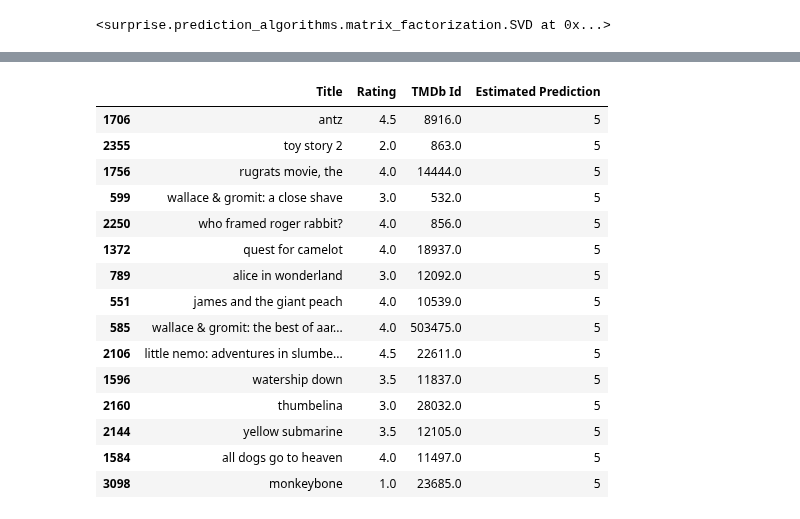
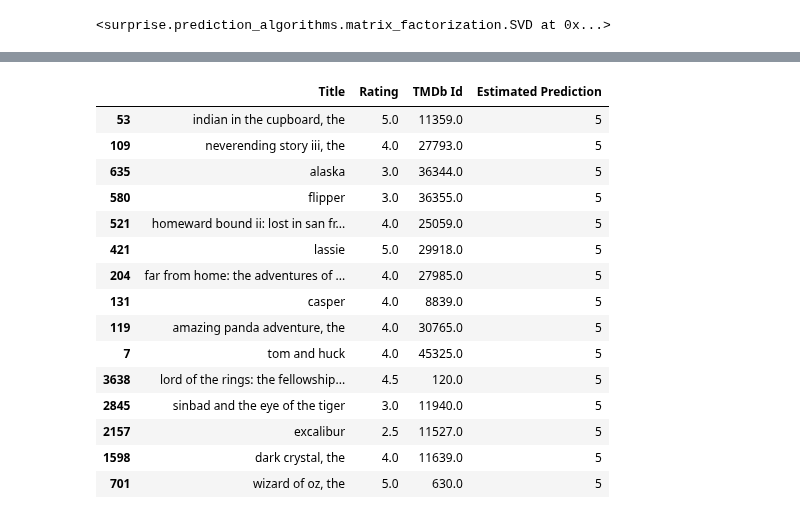
Before and after one commit to sunil3092/DBSEdu, a Jupyter notebook: Sem 2/Recommender System/CA/CA_Sunil_Gauda_10595858.ipynb, the cells around one changed output, grey strips where cells are left out. Saved outputs shown, nothing was run; the diff lists cells and outputs as text; code cells hidden in the pictures.

```diff
--- a/Sem 2/Recommender System/CA/CA_Sunil_Gauda_10595858.ipynb
+++ b/Sem 2/Recommender System/CA/CA_Sunil_Gauda_10595858.ipynb
@@ -45,8 +45,6 @@ if use_large:
     ratings = pd.read_csv("../../../../DataSets/ml-latest/ratings.csv")
     tags = pd.read_csv("../../../../DataSets/ml-latest/tags.csv")
     links = pd.read_csv("../../../../DataSets/ml-latest/links.csv")
-    g_tags = pd.read_csv("../../../../DataSets/ml-latest/genome-tags.csv")
-    g_scores = pd.read_csv("../../../../DataSets/ml-latest/genome-scores.csv")
 else :
     movies = pd.read_csv("../../../../DataSets/ml-latest-small/movies.csv")
     ratings = pd.read_csv("../../../../DataSets/ml-latest-small/ratings.csv")
@@ -368,21 +382,21 @@ def hybrid(userId, title):
                       'TMDb Id', 'Estimated Prediction']
     return movies.head(15)  # Display top 15 similar movies
 # %%
-hybrid(1, 'toy story')
+hybrid(1, 'jumanji')
 # %% [output]
 |  | Title | Rating | TMDb Id | Estimated Prediction |
-| 1706 | antz | 4.5 | 8916.0 | 5 |
-| 2355 | toy story 2 | 2.0 | 863.0 | 5 |
-| 1756 | rugrats movie, the | 4.0 | 14444.0 | 5 |
-| 599 | wallace & gromit: a close shave | 3.0 | 532.0 | 5 |
-| 2250 | who framed roger rabbit? | 4.0 | 856.0 | 5 |
-| 1372 | quest for camelot | 4.0 | 18937.0 | 5 |
-| 789 | alice in wonderland | 3.0 | 12092.0 | 5 |
-| 551 | james and the giant peach | 4.0 | 10539.0 | 5 |
-| 585 | wallace & gromit: the best of aar... | 4.0 | 503475.0 | 5 |
-| 2106 | little nemo: adventures in slumbe... | 4.5 | 22611.0 | 5 |
-| 1596 | watership down | 3.5 | 11837.0 | 5 |
-| 2160 | thumbelina | 3.0 | 28032.0 | 5 |
-| 2144 | yellow submarine | 3.5 | 12105.0 | 5 |
-| 1584 | all dogs go to heaven | 4.0 | 11497.0 | 5 |
-| 3098 | monkeybone | 1.0 | 23685.0 | 5 |
+| 53 | indian in the cupboard, the | 5.0 | 11359.0 | 5 |
+| 109 | neverending story iii, the | 4.0 | 27793.0 | 5 |
+| 635 | alaska | 3.0 | 36344.0 | 5 |
+| 580 | flipper | 3.0 | 36355.0 | 5 |
+| 521 | homeward bound ii: lost in san fr... | 4.0 | 25059.0 | 5 |
+| 421 | lassie | 5.0 | 29918.0 | 5 |
+| 204 | far from home: the adventures of ... | 4.0 | 27985.0 | 5 |
+| 131 | casper | 4.0 | 8839.0 | 5 |
+| 119 | amazing panda adventure, the | 4.0 | 30765.0 | 5 |
+| 7 | tom and huck | 4.0 | 45325.0 | 5 |
+| 3638 | lord of the rings: the fellowship... | 4.5 | 120.0 | 5 |
+| 2845 | sinbad and the eye of the tiger | 3.0 | 11940.0 | 5 |
+| 2157 | excalibur | 2.5 | 11527.0 | 5 |
+| 1598 | dark crystal, the | 4.0 | 11639.0 | 5 |
+| 701 | wizard of oz, the | 5.0 | 630.0 | 5 |
```
Also changed, not shown: parts of 10 cells of this notebook.
